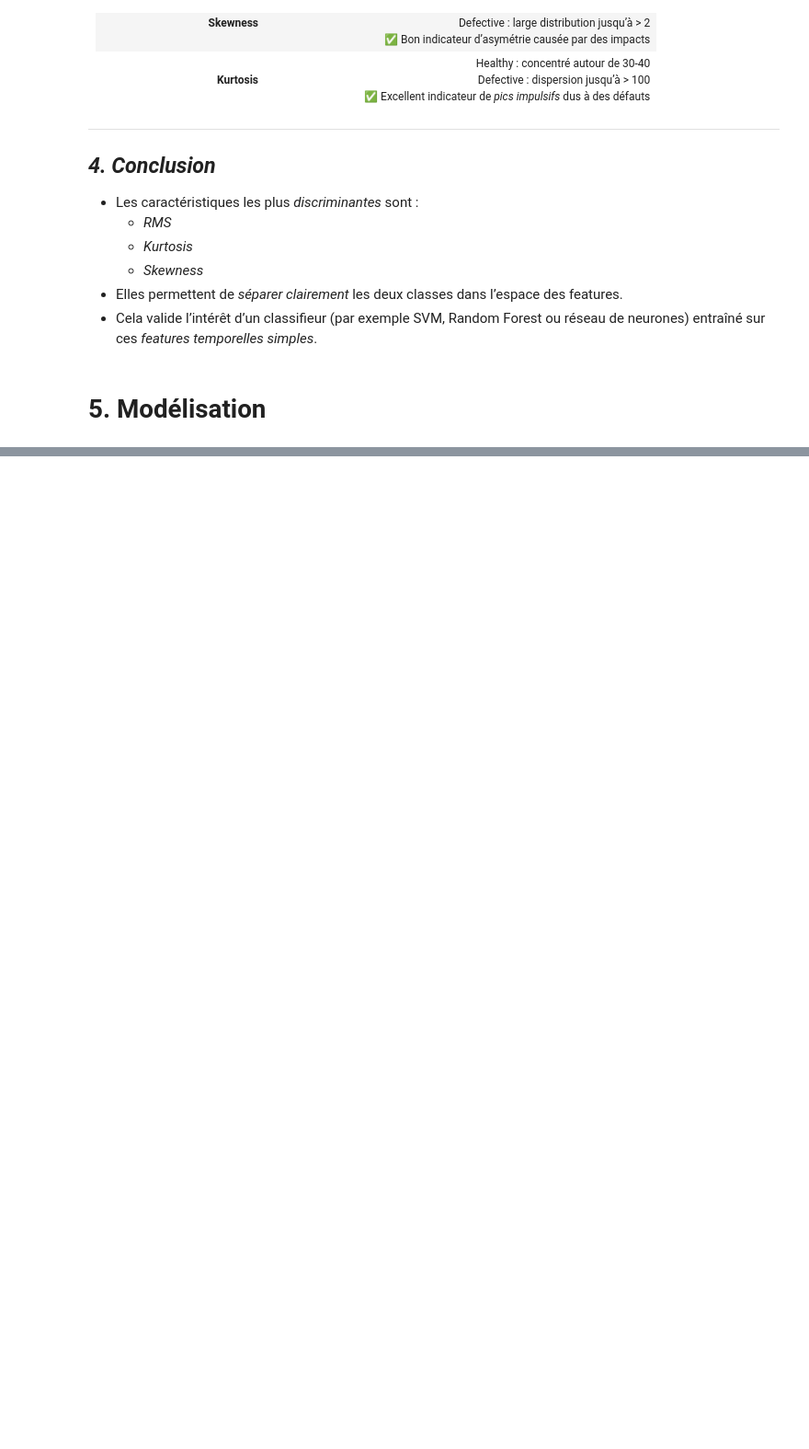
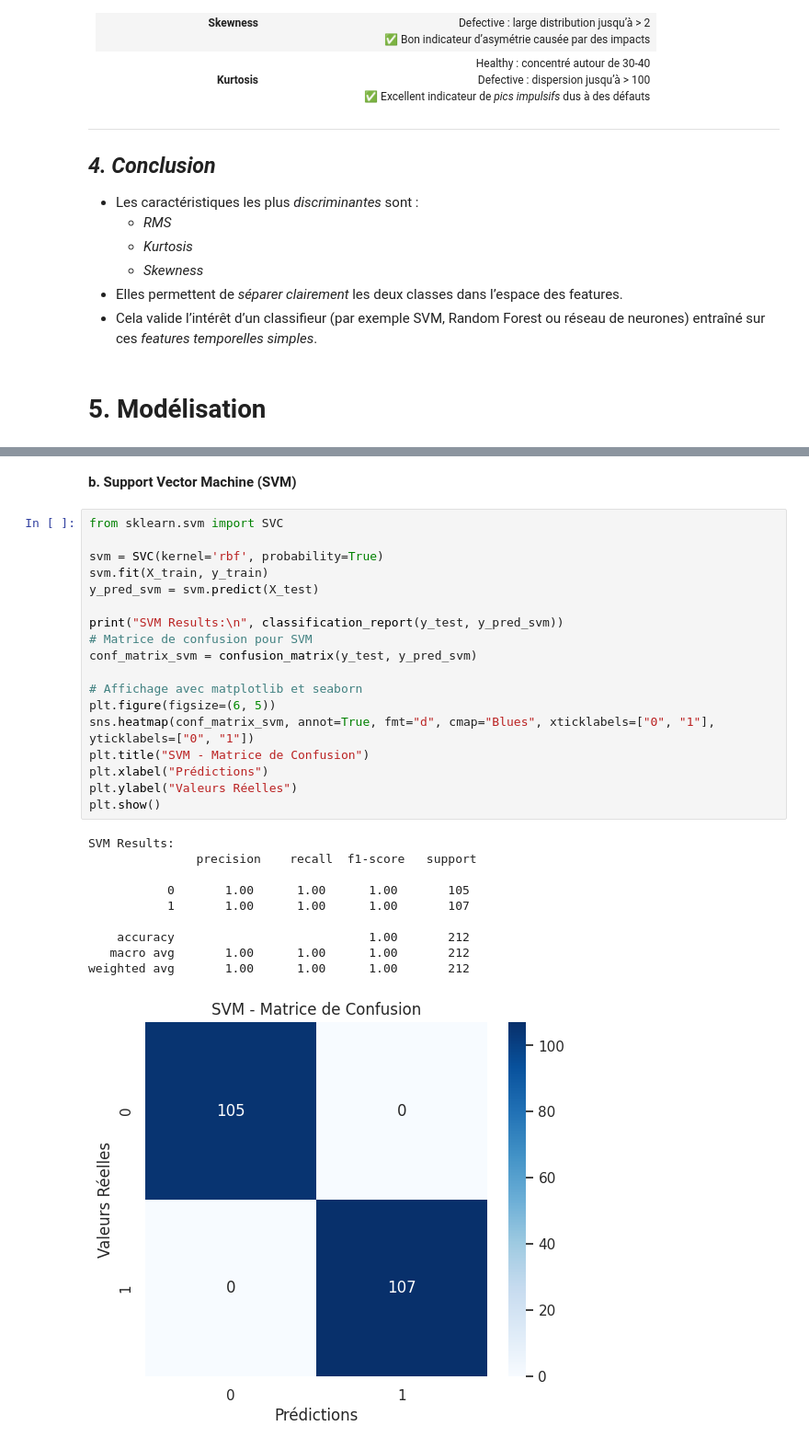
Before and after one commit to ihssane2002/Projet-M4, a Jupyter notebook: Untitled45.ipynb, the cells around one changed output, grey strips where cells are left out. Shown at 92% size. Drawn from its saved outputs; the diff is of its cells as text; blank space fills up the shorter version.

```diff
--- a/Untitled45.ipynb
+++ b/Untitled45.ipynb
@@ -740,0 +809,31 @@ Les deux graphes combinés affichent :
+# %% [markdown]
+ **b. Support Vector Machine (SVM)**
+# %%
+from sklearn.svm import SVC
+
+svm = SVC(kernel='rbf', probability=True)
+svm.fit(X_train, y_train)
+y_pred_svm = svm.predict(X_test)
+
+print("SVM Results:\n", classification_report(y_test, y_pred_svm))
+# Matrice de confusion pour SVM
+conf_matrix_svm = confusion_matrix(y_test, y_pred_svm)
+
+# Affichage avec matplotlib et seaborn
+plt.figure(figsize=(6, 5))
+sns.heatmap(conf_matrix_svm, annot=True, fmt="d", cmap="Blues", xticklabels=["0", "1"], yticklabels=["0", "1"])
+plt.title("SVM - Matrice de Confusion")
+plt.xlabel("Prédictions")
+plt.ylabel("Valeurs Réelles")
+plt.show()
+# %% [output]
+SVM Results:
+               precision    recall  f1-score   support
+
+           0       1.00      1.00      1.00       105
+           1       1.00      1.00      1.00       107
+
+    accuracy                           1.00       212
+   macro avg       1.00      1.00      1.00       212
+weighted avg       1.00      1.00      1.00       212
+[figure, added]
```
Also changed, not shown: parts of 15 cells of this notebook.
